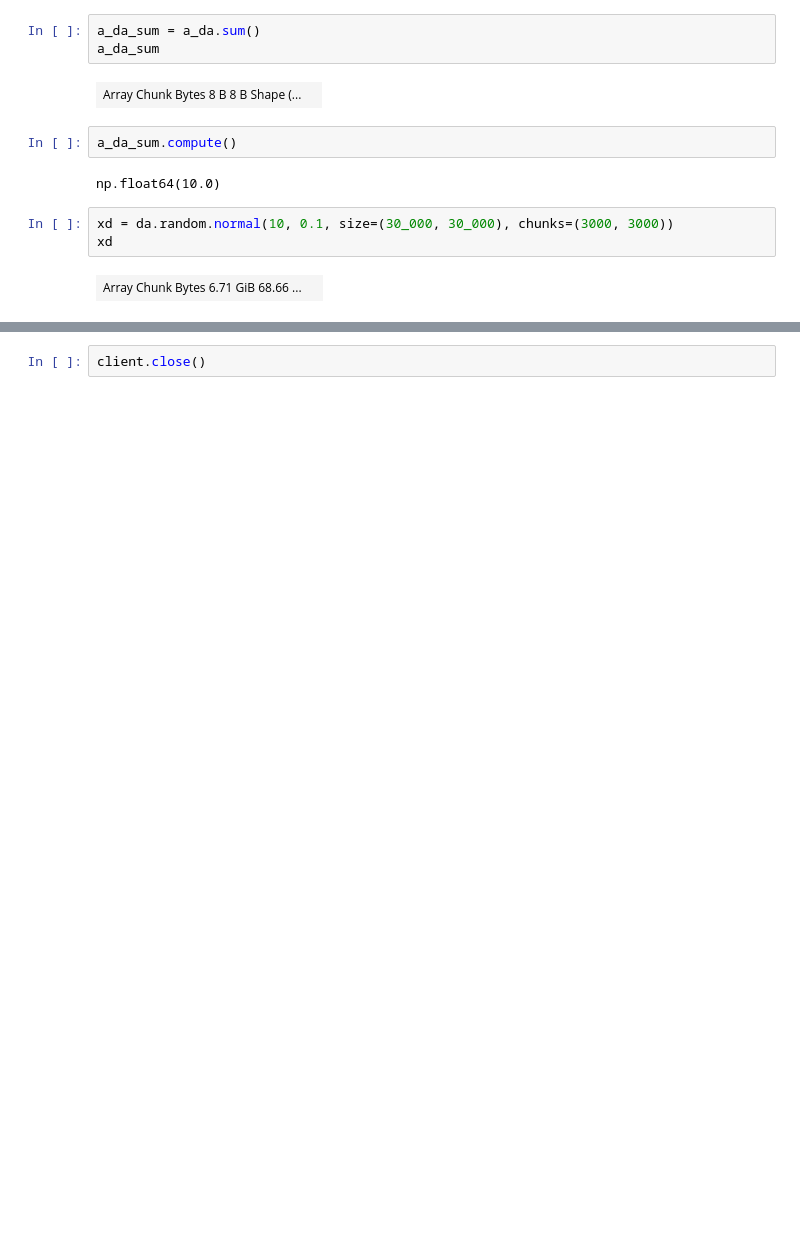
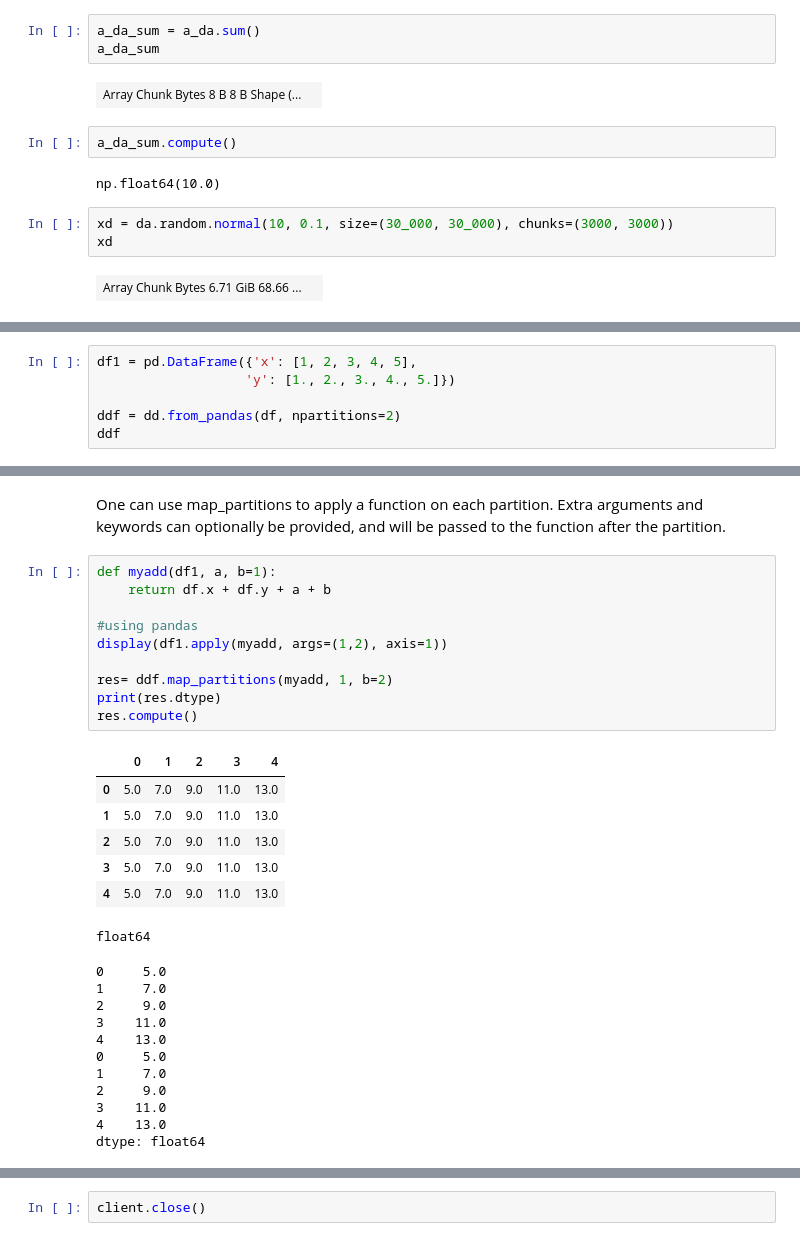
Before and after one commit to longtongster/deploy-dask-cluster-on-aws, a Jupyter notebook: deploy-dask-cluster-with-cloudformation.ipynb, the cells around one changed output, grey strips where cells are left out. Saved outputs shown, nothing was run; the diff lists cells and outputs as text; blank space fills up the shorter version.

```diff
--- a/deploy-dask-cluster-with-cloudformation.ipynb
+++ b/deploy-dask-cluster-with-cloudformation.ipynb
@@ -167,0 +286,6 @@ ddf.groupby("DayOfWeek").DepDelay.mean().idxmax().compute()
+# %%
+df1 = pd.DataFrame({'x': [1, 2, 3, 4, 5],
+                   'y': [1., 2., 3., 4., 5.]})
+
+ddf = dd.from_pandas(df, npartitions=2)
+ddf
@@ -167,0 +300,31 @@ ddf.groupby("DayOfWeek").DepDelay.mean().idxmax().compute()
+# %% [markdown]
+One can use map_partitions to apply a function on each partition. Extra arguments and keywords can optionally be provided, and will be passed to the function after the partition.
+# %%
+def myadd(df1, a, b=1):
+    return df.x + df.y + a + b
+
+#using pandas
+display(df1.apply(myadd, args=(1,2), axis=1))
+
+res= ddf.map_partitions(myadd, 1, b=2)
+print(res.dtype)
+res.compute()
+# %% [output]
+|  | 0 | 1 | 2 | 3 | 4 |
+| 0 | 5.0 | 7.0 | 9.0 | 11.0 | 13.0 |
+| 1 | 5.0 | 7.0 | 9.0 | 11.0 | 13.0 |
+| 2 | 5.0 | 7.0 | 9.0 | 11.0 | 13.0 |
+| 3 | 5.0 | 7.0 | 9.0 | 11.0 | 13.0 |
+| 4 | 5.0 | 7.0 | 9.0 | 11.0 | 13.0 |
+float64
+0     5.0
+1     7.0
+2     9.0
+3    11.0
+4    13.0
+0     5.0
+1     7.0
+2     9.0
+3    11.0
+4    13.0
+dtype: float64
```
Also changed, not shown: parts of 34 cells of this notebook, 1 other file.
